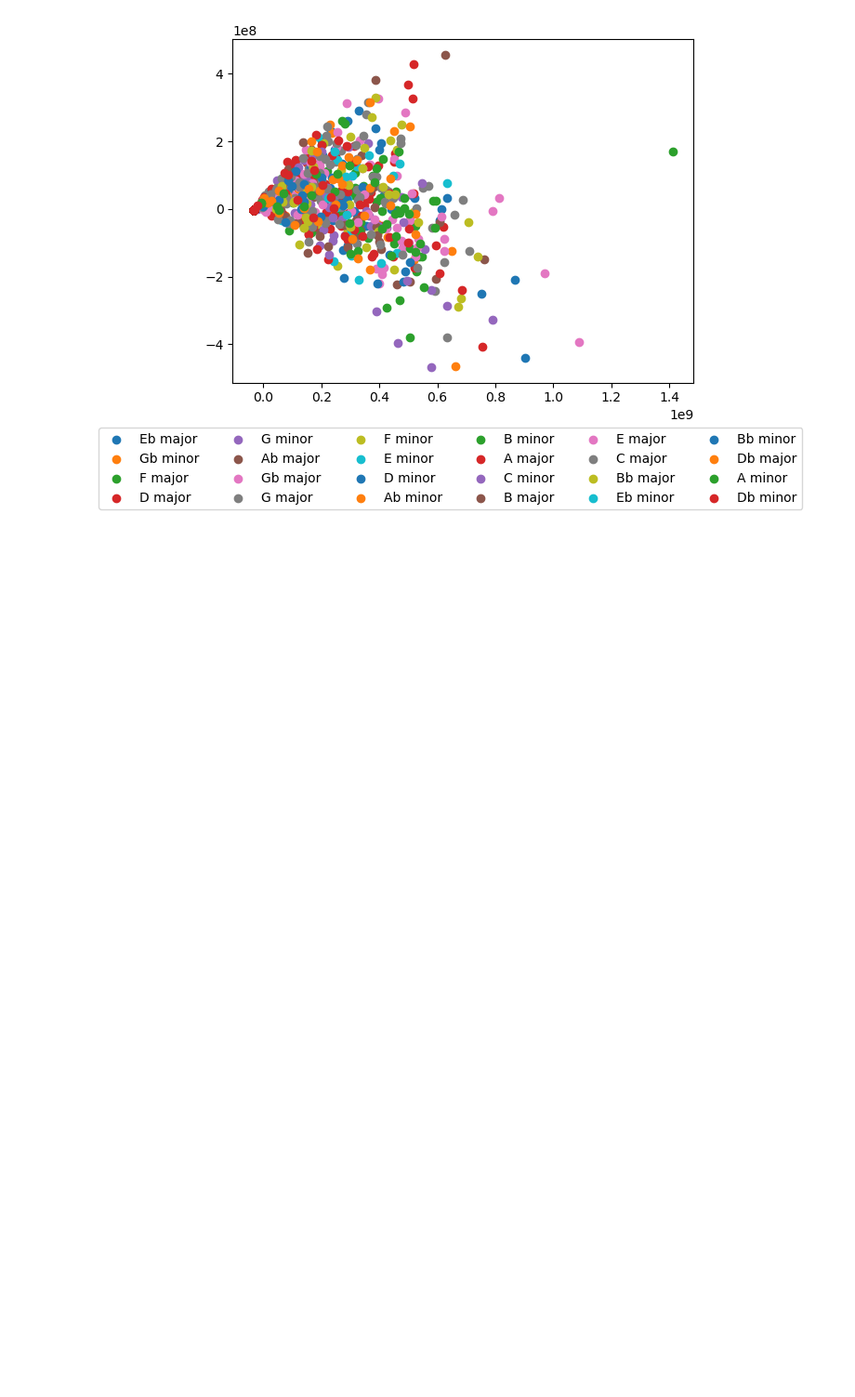
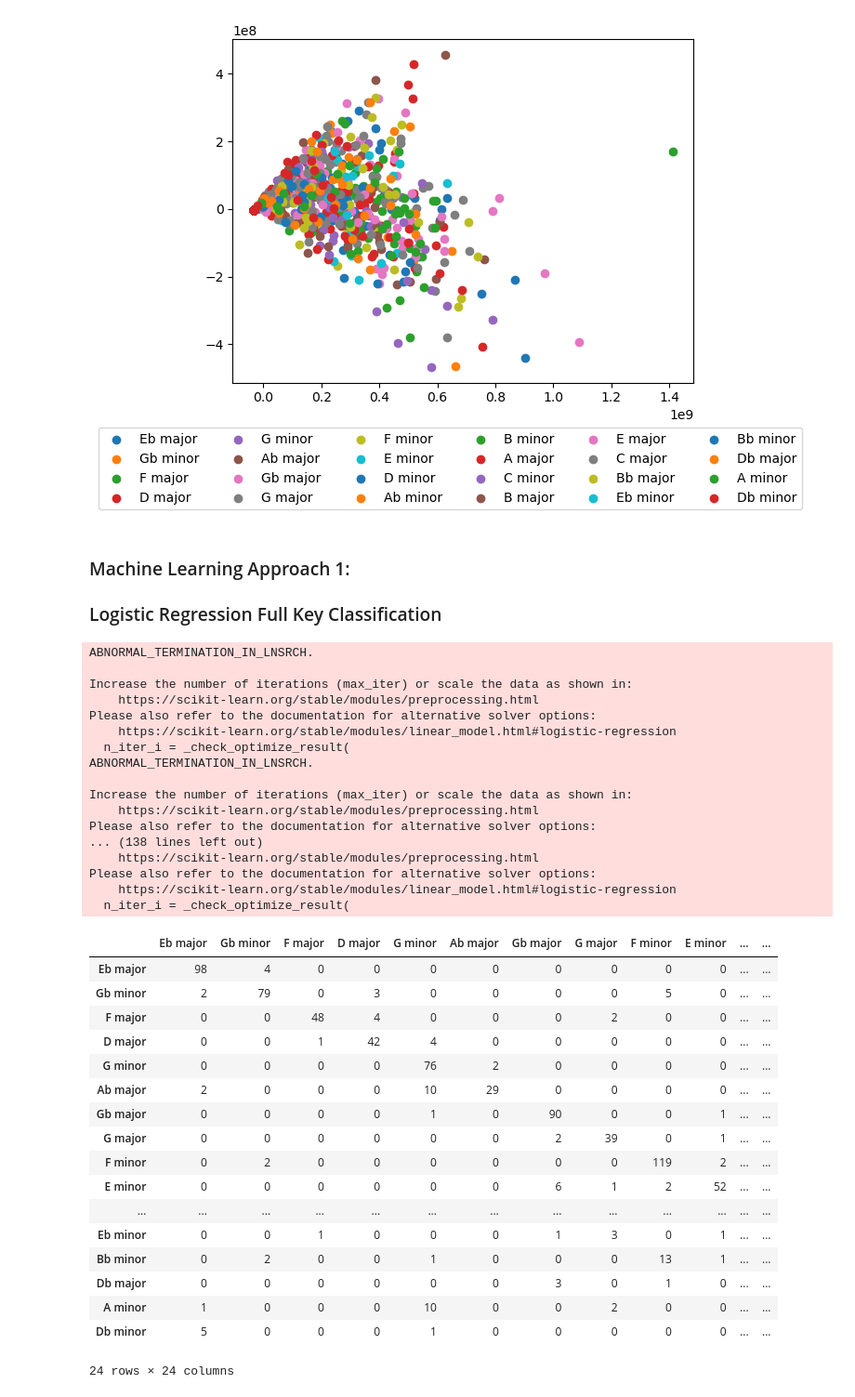
Before and after one commit to maxsivry/CS3540-AudioProject, a Jupyter notebook: main.ipynb, the cells around one changed output. Shown at 93% size. Drawn from its saved outputs; the diff is of its cells as text; code cells hidden in the pictures; blank space fills up the shorter version.

```diff
--- a/main.ipynb
+++ b/main.ipynb
@@ -71,17 +63,65 @@ plt.legend(loc='right', bbox_to_anchor=(1.25, -0.25), ncol=6)
 # %% [output]
 <matplotlib.legend.Legend at 0x...>
 [figure]
+# %% [markdown]
+### Machine Learning Approach 1:
+### Logistic Regression Full Key Classification
 # %%
 log_reg = LogisticRegression()
+
+# Use grid search to find the best regularization for the data
+param_grid = {
+    'C': [1, 10, 1000, 10000]
+}
+grid_search = GridSearchCV(estimator=log_reg, param_grid=param_grid, cv=5)
+grid_search.fit(X_train, y_train)
+best_params = grid_search.best_params_
+
+log_reg = LogisticRegression(C=best_params["C"])
 log_reg.fit(X_train, y_train)
 log_reg_results = log_reg.predict(X_test)
 
 def conf_matrix_to_df(conf_matrix, target_names):
     return pd.DataFrame(conf_matrix, columns=target_names, index=target_names)
 
 conf_matrix = confusion_matrix(y_true=y_test, y_pred=log_reg_results)
-print(conf_matrix)
 conf_matrix_to_df(conf_matrix, all_keys)
+# %% [output]
+ABNORMAL_TERMINATION_IN_LNSRCH.
+
+Increase the number of iterations (max_iter) or scale the data as shown in:
+    https://scikit-learn.org/stable/modules/preprocessing.html
+Please also refer to the documentation for alternative solver options:
+    https://scikit-learn.org/stable/modules/linear_model.html#logistic-regression
+  n_iter_i = _check_optimize_result(
+ABNORMAL_TERMINATION_IN_LNSRCH.
+
+Increase the number of iterations (max_iter) or scale the data as shown in:
+    https://scikit-learn.org/stable/modules/preprocessing.html
+Please also refer to the documentation for alternative solver options:
+... (138 lines left out)
+    https://scikit-learn.org/stable/modules/preprocessing.html
+Please also refer to the documentation for alternative solver options:
+    https://scikit-learn.org/stable/modules/linear_model.html#logistic-regression
+  n_iter_i = _check_optimize_result(
+|  | Eb major | Gb minor | F major | D major | G minor | Ab major | Gb major | G major | F minor | E minor | ... | ... |
+| Eb major | 98 | 4 | 0 | 0 | 0 | 0 | 0 | 0 | 0 | 0 | ... | ... |
+| Gb minor | 2 | 79 | 0 | 3 | 0 | 0 | 0 | 0 | 5 | 0 | ... | ... |
+| F major | 0 | 0 | 48 | 4 | 0 | 0 | 0 | 2 | 0 | 0 | ... | ... |
+| D major | 0 | 0 | 1 | 42 | 4 | 0 | 0 | 0 | 0 | 0 | ... | ... |
+| G minor | 0 | 0 | 0 | 0 | 76 | 2 | 0 | 0 | 0 | 0 | ... | ... |
+| Ab major | 2 | 0 | 0 | 0 | 10 | 29 | 0 | 0 | 0 | 0 | ... | ... |
+| Gb major | 0 | 0 | 0 | 0 | 1 | 0 | 90 | 0 | 0 | 1 | ... | ... |
+| G major | 0 | 0 | 0 | 0 | 0 | 0 | 2 | 39 | 0 | 1 | ... | ... |
+| F minor | 0 | 2 | 0 | 0 | 0 | 0 | 0 | 0 | 119 | 2 | ... | ... |
+| E minor | 0 | 0 | 0 | 0 | 0 | 0 | 6 | 1 | 2 | 52 | ... | ... |
+| ... | ... | ... | ... | ... | ... | ... | ... | ... | ... | ... | ... | ... |
+| Eb minor | 0 | 0 | 1 | 0 | 0 | 0 | 1 | 3 | 0 | 1 | ... | ... |
+| Bb minor | 0 | 2 | 0 | 0 | 1 | 0 | 0 | 0 | 13 | 1 | ... | ... |
+| Db major | 0 | 0 | 0 | 0 | 0 | 0 | 3 | 0 | 1 | 0 | ... | ... |
+| A minor | 1 | 0 | 0 | 0 | 10 | 0 | 0 | 2 | 0 | 0 | ... | ... |
+| Db minor | 5 | 0 | 0 | 0 | 1 | 0 | 0 | 0 | 0 | 0 | ... | ... |
+24 rows × 24 columns
 # %%
 plt.imshow(conf_matrix)
 plt.colorbar(location="right")
```
Also changed, not shown: parts of 14 cells of this notebook, 4 other files.
